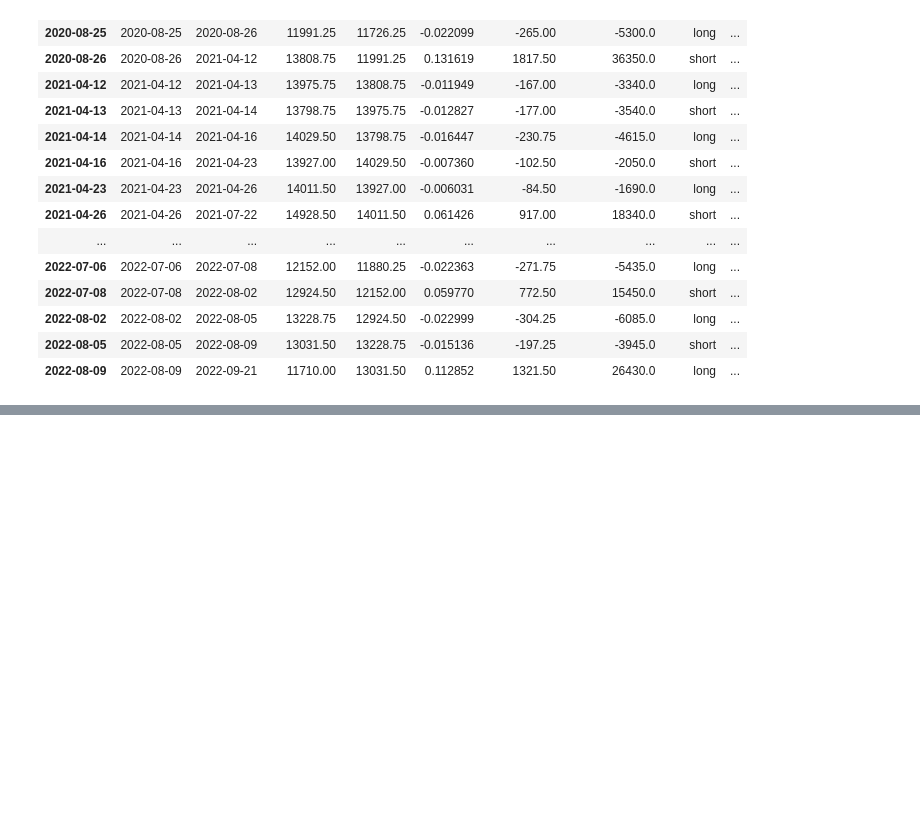
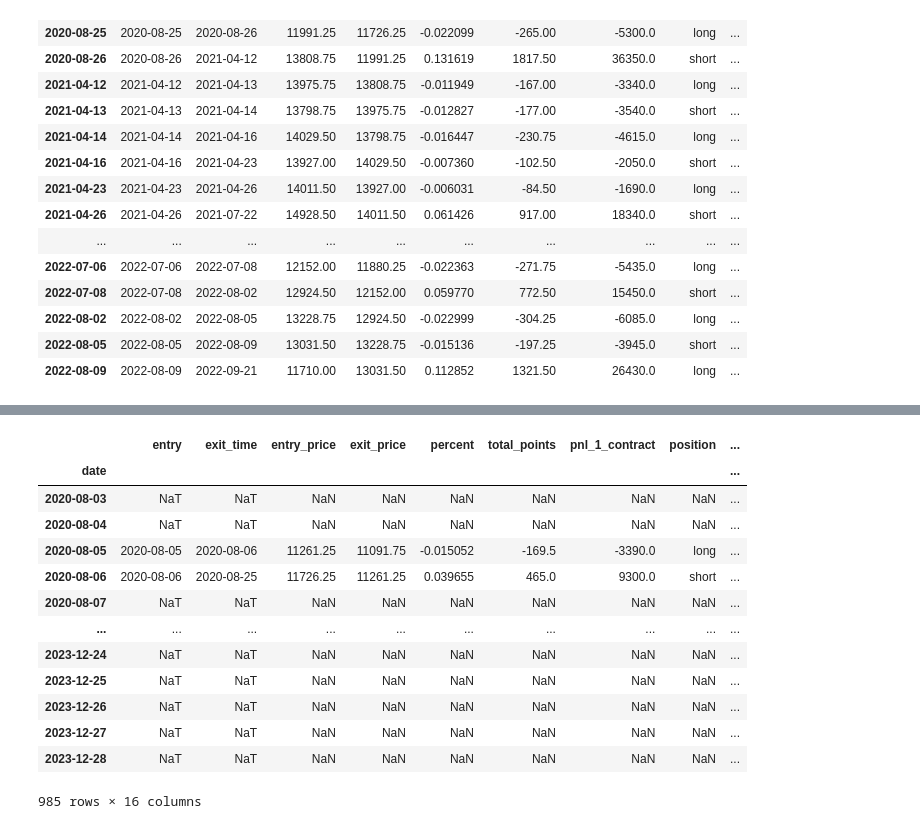
Before and after one commit to elliotwatt/project2, a Jupyter notebook: market_prof_w_comments.ipynb, the cells around one changed output, grey strips where cells are left out. Saved outputs shown, nothing was run; the diff lists cells and outputs as text; code cells hidden in the pictures; blank space fills up the shorter version.

```diff
--- a/market_prof_w_comments.ipynb
+++ b/market_prof_w_comments.ipynb
@@ -452,0 +441,14 @@ nas_trades_news
+# %%
+news_df.index = pd.to_datetime(news_df.index.date)
+
+# Group by the modified 'date' index and aggregate the other columns
+grouped_news = news_df.groupby(news_df.index).agg({
+    'name': lambda x: list(x),
+    'impact': lambda x: list(x),
+    'currency': lambda x: list(x)
+})
+
+grouped_news = grouped_news.rename_axis('date')
+
+# Display the resulting DataFrame
+grouped_news
@@ -452,0 +470,20 @@ nas_trades_news
+# %%
+news_nas_and_trades = pd.concat([nas_and_trades, grouped_news], axis=1)
+c = 19
+news_nas_and_trades.drop(news_nas_and_trades.tail(c).index, inplace=True)
+news_nas_and_trades
+# %% [output]
+|  | entry | exit_time | entry_price | exit_price | percent | total_points | pnl_1_contract | position | ... |
+| date |  |  |  |  |  |  |  |  | ... |
+| 2020-08-03 | NaT | NaT | NaN | NaN | NaN | NaN | NaN | NaN | ... |
+| 2020-08-04 | NaT | NaT | NaN | NaN | NaN | NaN | NaN | NaN | ... |
+| 2020-08-05 | 2020-08-05 | 2020-08-06 | 11261.25 | 11091.75 | -0.015052 | -169.5 | -3390.0 | long | ... |
+| 2020-08-06 | 2020-08-06 | 2020-08-25 | 11726.25 | 11261.25 | 0.039655 | 465.0 | 9300.0 | short | ... |
+| 2020-08-07 | NaT | NaT | NaN | NaN | NaN | NaN | NaN | NaN | ... |
+| ... | ... | ... | ... | ... | ... | ... | ... | ... | ... |
+| 2023-12-24 | NaT | NaT | NaN | NaN | NaN | NaN | NaN | NaN | ... |
+| 2023-12-25 | NaT | NaT | NaN | NaN | NaN | NaN | NaN | NaN | ... |
+| 2023-12-26 | NaT | NaT | NaN | NaN | NaN | NaN | NaN | NaN | ... |
+| 2023-12-27 | NaT | NaT | NaN | NaN | NaN | NaN | NaN | NaN | ... |
+| 2023-12-28 | NaT | NaT | NaN | NaN | NaN | NaN | NaN | NaN | ... |
+985 rows × 16 columns
```
Also changed, not shown: parts of 5 cells of this notebook.
